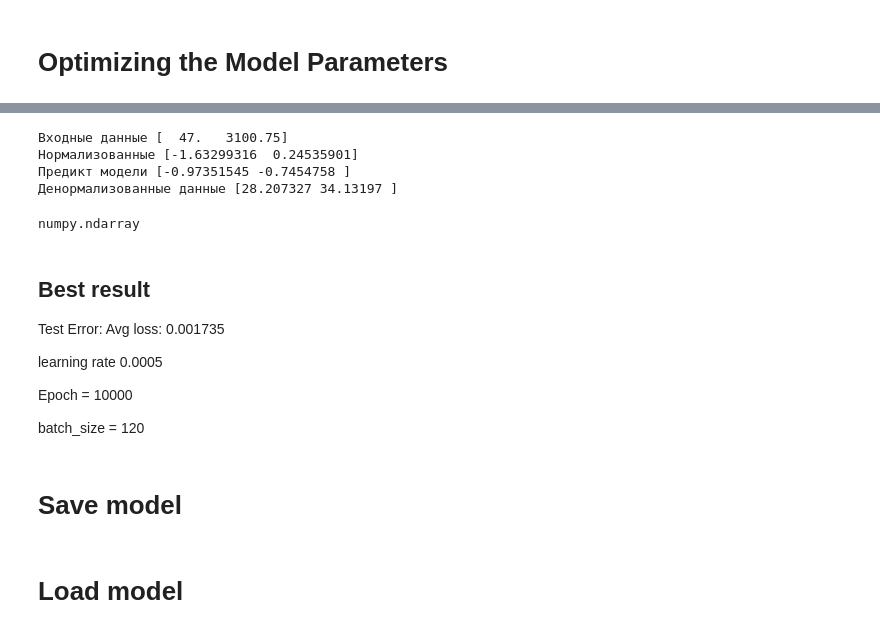
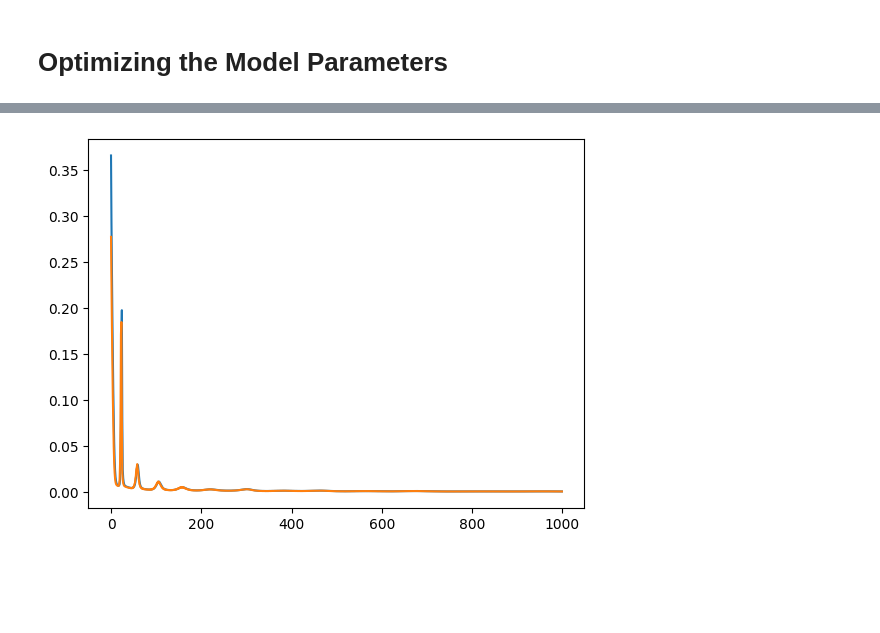
Before and after one commit to AntonSHBK/robot_parameters_analyse, a Jupyter notebook: analise.ipynb, the cells around one changed output, grey strips where cells are left out. Cells and saved outputs as stored; diff of their text form; code cells hidden in the pictures; blank space fills up the shorter version.

```diff
--- a/analise.ipynb
+++ b/analise.ipynb
@@ -452,6 +89,9 @@ from torch.utils.data import DataLoader, Dataset
 # Working with data
 # %%
 class MyDataset(Dataset):
+    '''
+    Dataset:
+    '''
     def __init__(self,
                  data:pd.DataFrame,
                  input_colums: List[str],
@@ -473,21 +113,17 @@ class MyDataset(Dataset):
 # %% [markdown]
 # Creating Models
 # %%
-device = (
-    "cuda"
-    if torch.cuda.is_available()
-    else "mps"
-    if torch.backends.mps.is_available()
-    else "cpu"
-)
-print(f"Using {device} device")
 
-# Define model
 class NeuralNetwork(nn.Module):
+    '''
+    Define neural network model:
+    '''
     def __init__(self, inputs, outputs, middle_layers=128):
         super(NeuralNetwork, self).__init__()
         self.linear_relu_stack = nn.Sequential(
             nn.Linear(inputs, middle_layers),
+            nn.ReLU(),
+            nn.Linear(middle_layers, middle_layers),
             nn.ReLU(),
             nn.Linear(middle_layers, middle_layers),
             nn.ReLU(),
@@ -641,0 +351,8 @@ class Trainer():
+# %%
+# First star
+data_1_path = Path("data/DataSet900.csv")
+data_2_path = Path("data/DataSet1000.csv")
+data_3_path = Path("data/DataSet100000.csv")
+data_4_path = Path("data/DataSet129600.csv")
+
+dataset = load_data(data_1_path)
@@ -642,14 +375,15 @@ class Trainer():
 # %%
-dataset = data_1.copy()
-
-trainer = Trainer(
+trainer_1 = Trainer(
     data=dataset,
     input_colums=['criteria1', 'criteria2'],
     output_colums=['parameter1', 'parameter2'],
-    batch_size=60,
-    learning_rate=0.001,
-    random_state=30
+    batch_size=1000,
+    learning_rate=0.1,
+    shuffle=False,
+    test_size=0.2,
+    random_state=30,
+    save_path='saved_model/',
+    model_middle_layers=1024,
 )
-
-trainer.run(15)
+trainer_1.run(1000)
 # %% [output]
@@ -699,19 +405,0 @@ array([87.324684, 57.53142 ], dtype=float32)
-# %%
-type(trainer.predict(np.array([47,	3100.75])))
-# %% [output]
-Входные данные [  47.   3100.75]
-Нормализованные [-1.63299316  0.24535901]
-Предикт модели [-0.97351545 -0.7454758 ]
-Денормализованные данные [28.207327 34.13197 ]
-numpy.ndarray
-# %% [markdown]
-## Best result
-Test Error: Avg loss: 0.001735
-
-learning rate 0.0005
-
-Epoch = 10000
-
-batch_size = 120
-# %% [markdown]
-# Save model
@@ -720,2 +406,4 @@ trainer.save_model()
-# %% [markdown]
-# Load  model
+# %%
+trainer_1.plot_train_result()
+# %% [output]
+[figure, added]
```
Also changed, not shown: parts of 62 cells of this notebook, 2 other files.
